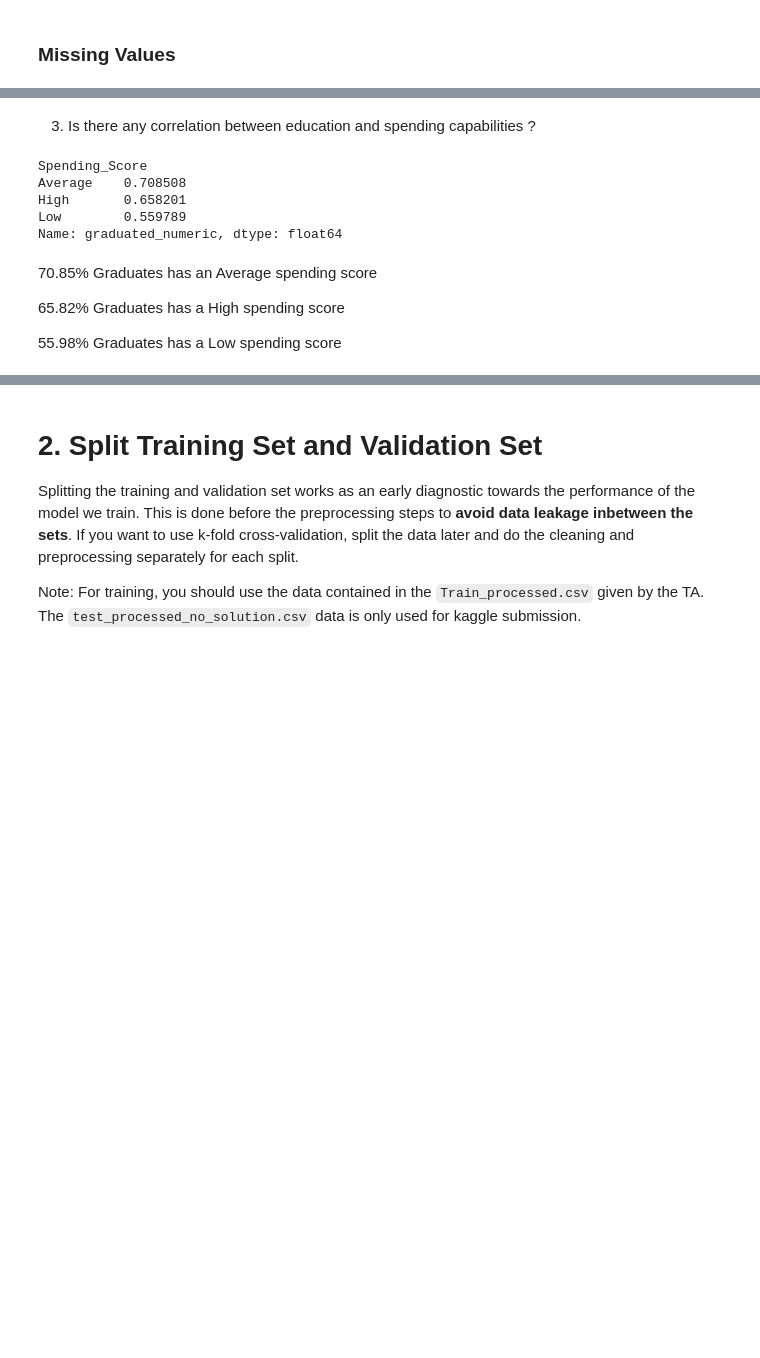
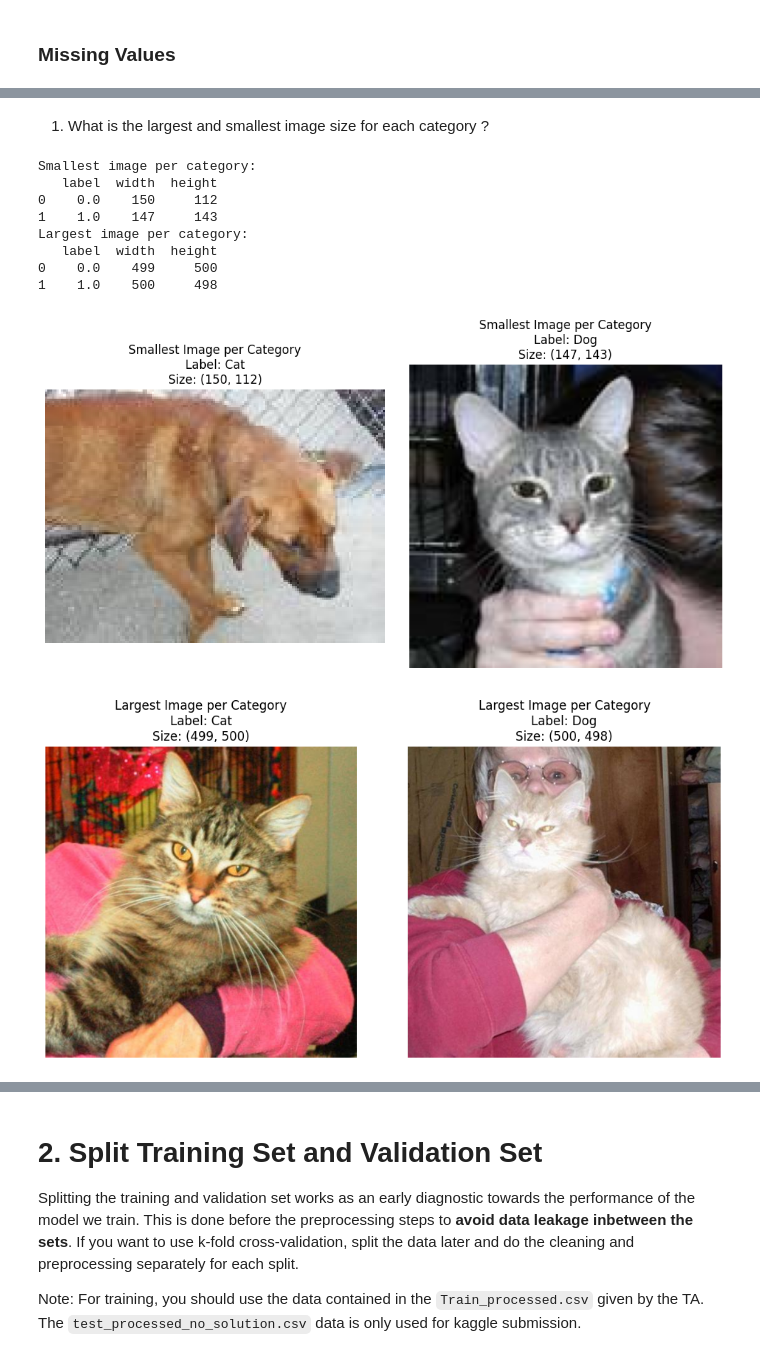
Before and after one commit to Kharris-Khisunica/Prak2ML, a Jupyter notebook: 13522051_13522105_K1_Deadline1.ipynb, the cells around one changed output, grey strips where cells are left out. Saved outputs shown, nothing was run; the diff lists cells and outputs as text; code cells hidden in the pictures; blank space fills up the shorter version.

```diff
--- a/13522051_13522105_K1_Deadline1.ipynb
+++ b/13522051_13522105_K1_Deadline1.ipynb
@@ -231,22 +137,41 @@ dtype: object
-# %% [markdown]
-3. Is there any correlation between education and spending capabilities ?
-# %%
-df_x = df_train.copy(deep=True)
-
-df_x['graduated_numeric'] = df_x['Graduated'].map({'Yes': 1, 'No': 0})
-
-graduation_spending_correlation = df_x.groupby('Spending_Score')['graduated_numeric'].mean()
-
-print(graduation_spending_correlation)
-# %% [output]
-Spending_Score
-Average    0.708508
-High       0.658201
-Low        0.559789
-Name: graduated_numeric, dtype: float64
-# %% [markdown]
-70.85% Graduates has an Average spending score
-
-65.82% Graduates has a High spending score
-
-55.98% Graduates has a Low spending score
+# %% [markdown]
+1. What is the largest and smallest image size for each category ?
+# %%
+shape_df['pixels'] = shape_df['width'] * shape_df['height']
+
+smallest = shape_df.loc[shape_df.groupby('label')['pixels'].idxmin()].reset_index(drop=True)
+largest = shape_df.loc[shape_df.groupby('label')['pixels'].idxmax()].reset_index(drop=True)
+
+
+def show_images(df, title):
+    plt.figure(figsize=(10, 5))
+    for i, row in enumerate(df.itertuples()):
+        img = Image.open(row.filepath)
+        plt.subplot(1, 2, i + 1)
+        plt.imshow(img)
+        label_str = "Cat" if row.label == 0 else "Dog"
+        plt.title(f"{title}\nLabel: {label_str}\nSize: {img.size}")
+        plt.axis('off')
+    plt.tight_layout()
+    plt.show()
+
+# 4. Print info and show images
+print("Smallest image per category:")
+print(smallest[['label', 'width', 'height']])
+
+print("Largest image per category:")
+print(largest[['label', 'width', 'height']])
+
+show_images(smallest, "Smallest Image per Category")
+show_images(largest, "Largest Image per Category")
+# %% [output]
+Smallest image per category:
+   label  width  height
+0    0.0    150     112
+1    1.0    147     143
+Largest image per category:
+   label  width  height
+0    0.0    499     500
+1    1.0    500     498
+[figure, added]
+[figure, added]
```
Also changed, not shown: parts of 31 cells of this notebook.
